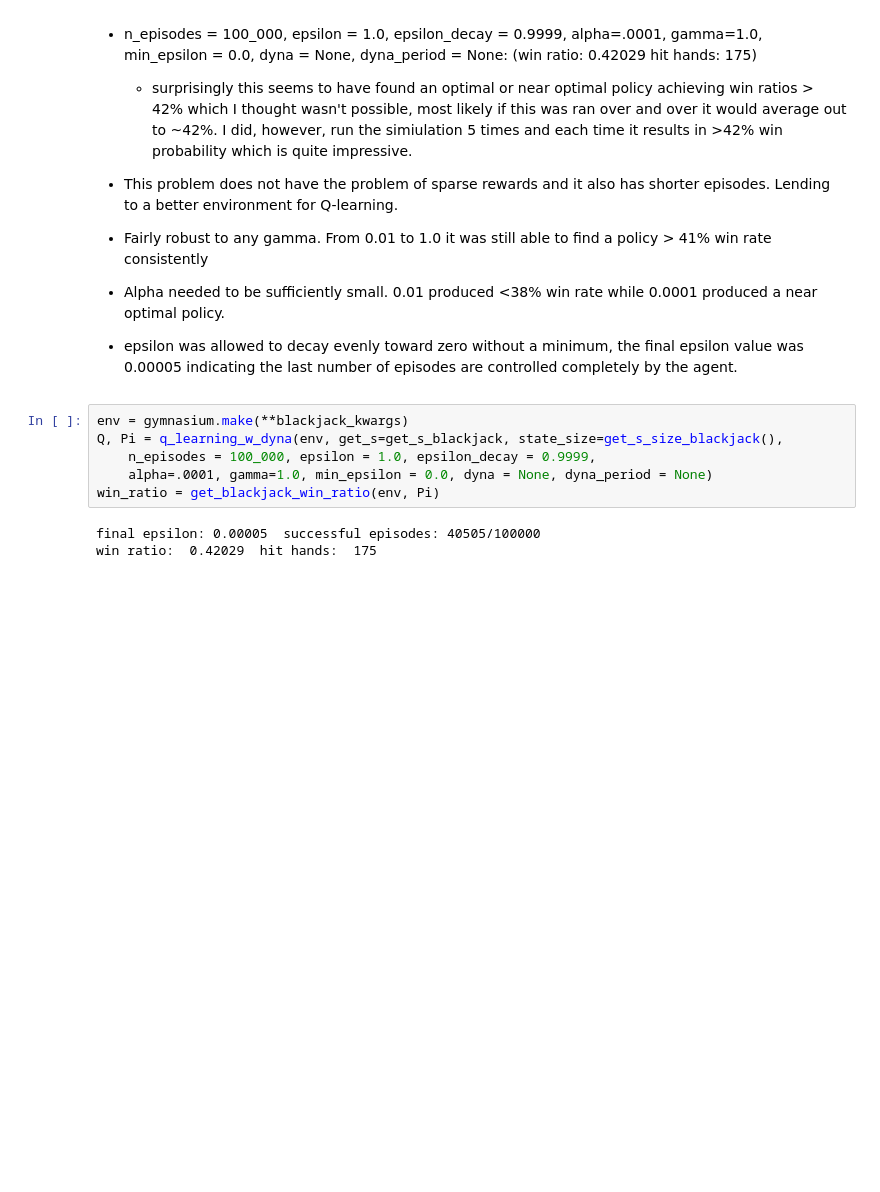
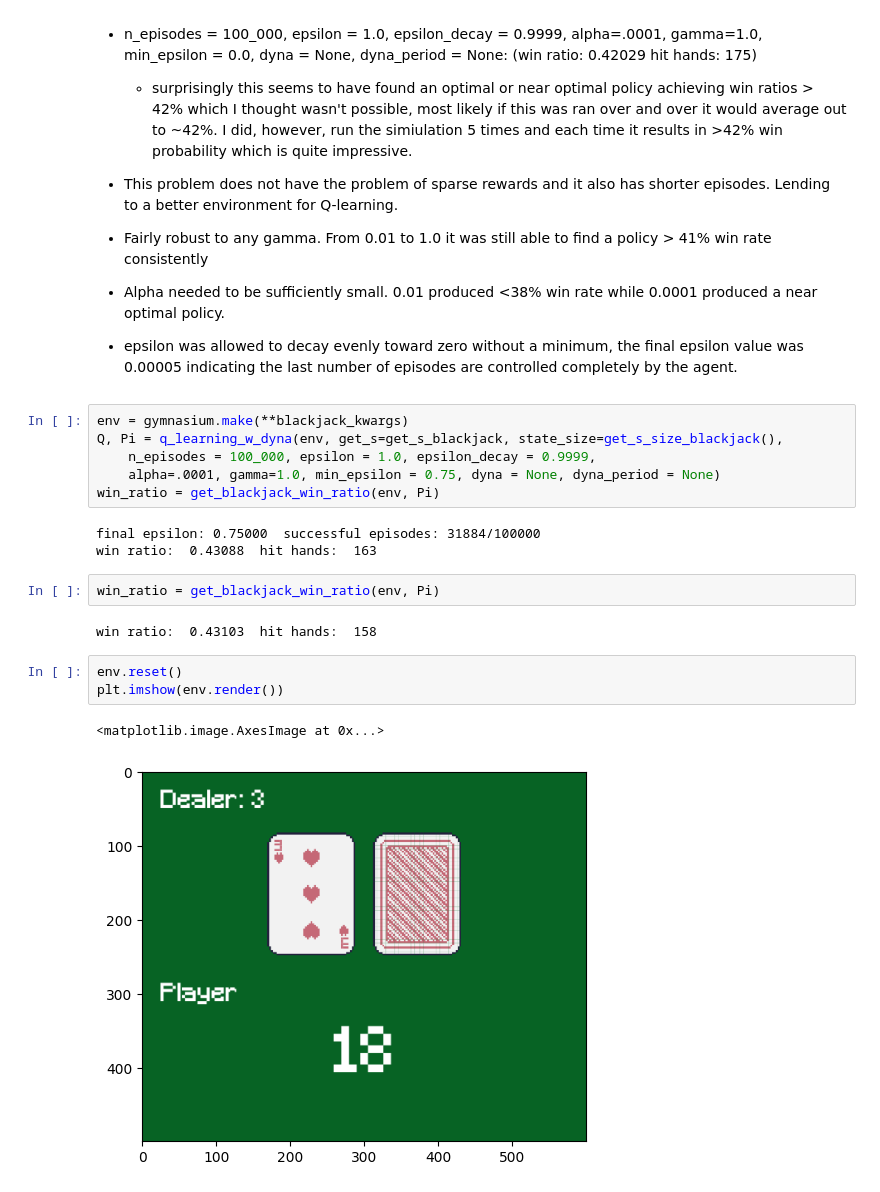
Before and after one commit to ChrisJFarr/OMSCS-ML-CS-7641, a Jupyter notebook: assignment4/experiment_001.ipynb, the cells around one changed output. Saved outputs shown, nothing was run; the diff lists cells and outputs as text; blank space fills up the shorter version.

```diff
--- a/assignment4/experiment_001.ipynb
+++ b/assignment4/experiment_001.ipynb
@@ -415,8 +365,18 @@ win ratio:  0.251  avg len: 230.6
 env = gymnasium.make(**blackjack_kwargs)
 Q, Pi = q_learning_w_dyna(env, get_s=get_s_blackjack, state_size=get_s_size_blackjack(),
     n_episodes = 100_000, epsilon = 1.0, epsilon_decay = 0.9999,
-    alpha=.0001, gamma=1.0, min_epsilon = 0.0, dyna = None, dyna_period = None)
+    alpha=.0001, gamma=1.0, min_epsilon = 0.75, dyna = None, dyna_period = None)
 win_ratio = get_blackjack_win_ratio(env, Pi)
 # %% [output]
-final epsilon: 0.00005  successful episodes: 40505/100000
-win ratio:  0.42029  hit hands:  175
+final epsilon: 0.75000  successful episodes: 31884/100000
+win ratio:  0.43088  hit hands:  163
+# %%
+win_ratio = get_blackjack_win_ratio(env, Pi)
+# %% [output]
+win ratio:  0.43103  hit hands:  158
+# %%
+env.reset()
+plt.imshow(env.render())
+# %% [output]
+<matplotlib.image.AxesImage at 0x...>
+[figure, added]
```
Also changed, not shown: parts of 8 cells of this notebook, 2 other files.
